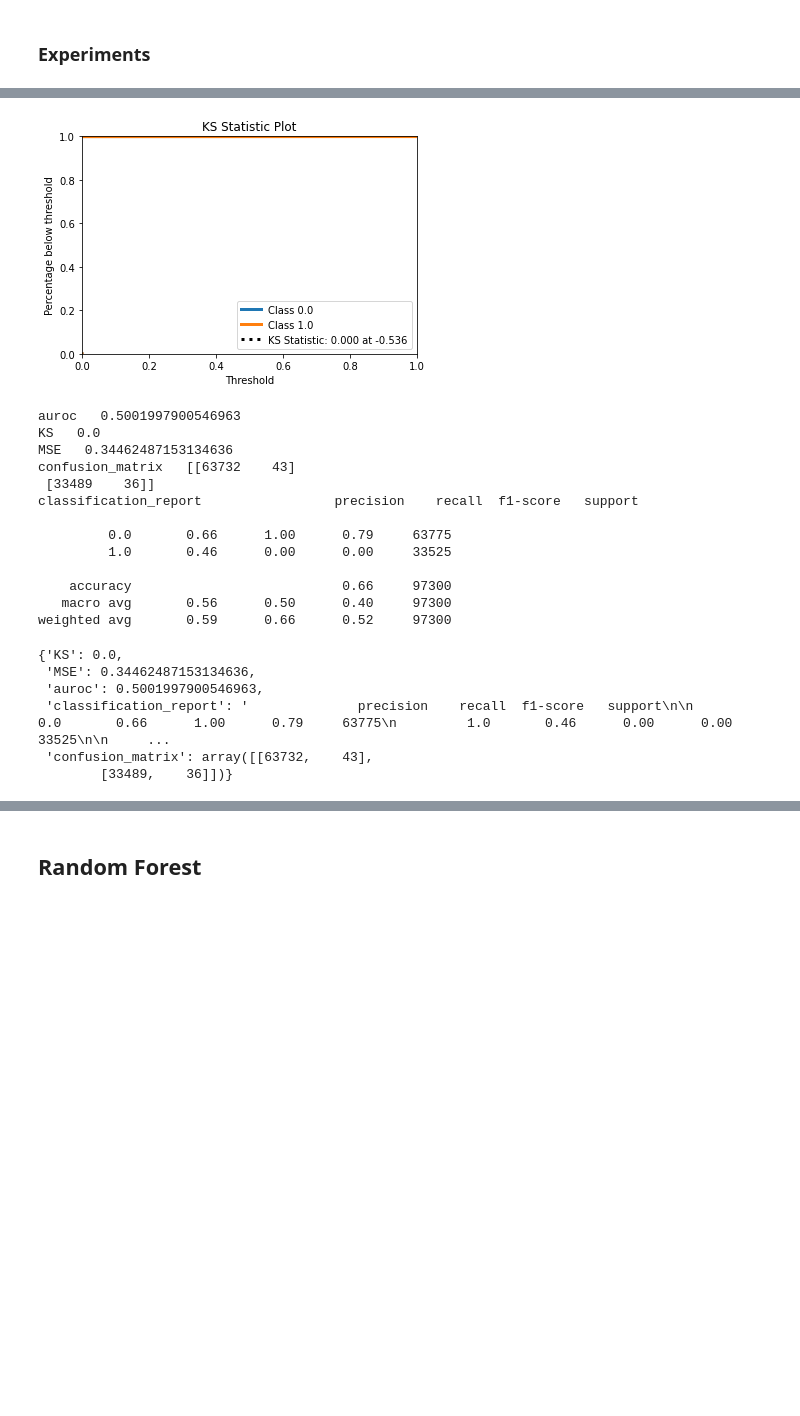
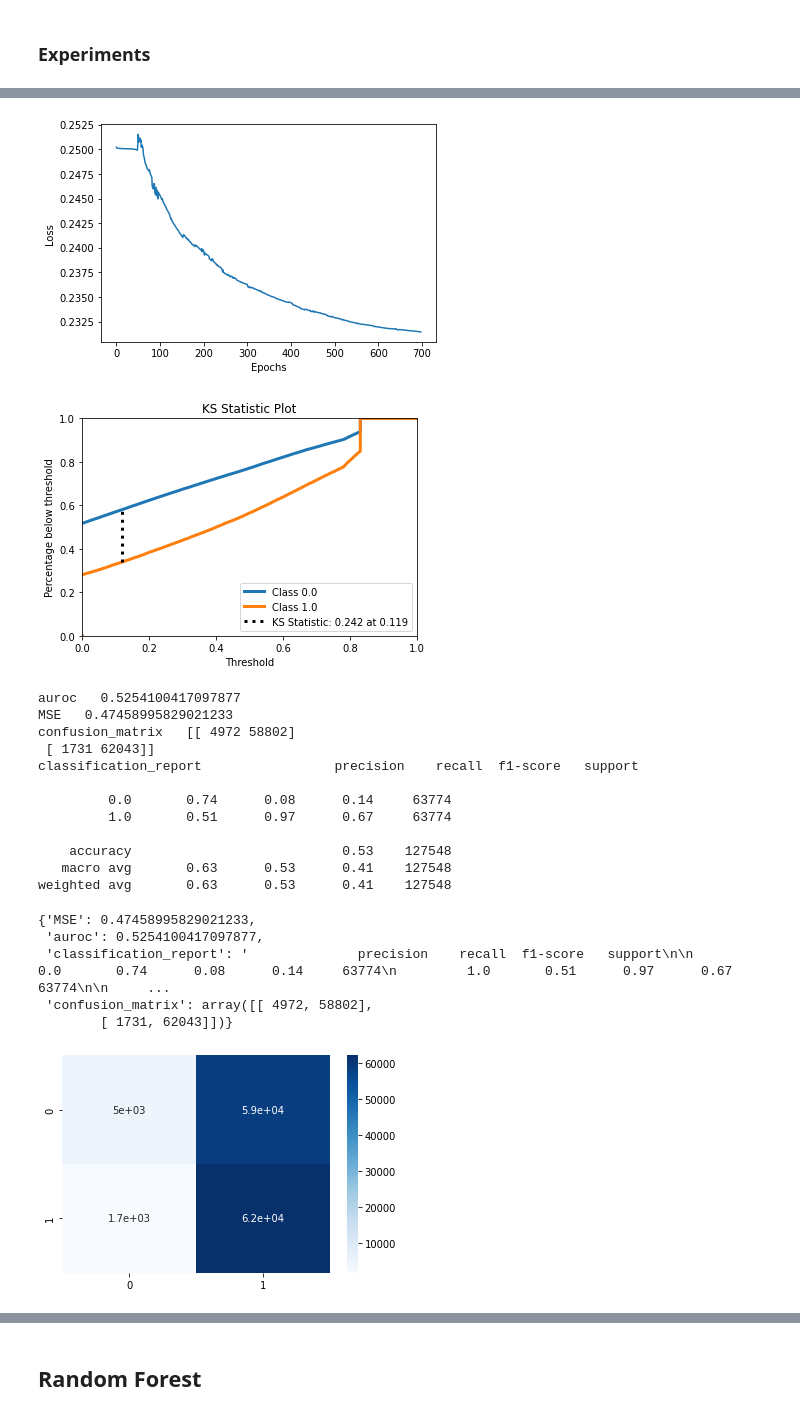
Before and after one commit to pietromasur/credit-risk-analysis, a Jupyter notebook: credit_risk_analysis.ipynb, the cells around one changed output, grey strips where cells are left out. Drawn from its saved outputs; the diff is of its cells as text; code cells hidden in the pictures; blank space fills up the shorter version.

```diff
--- a/credit_risk_analysis.ipynb
+++ b/credit_risk_analysis.ipynb
@@ -171,10 +172,11 @@ test_data = RiskAnalysisDataset(test_x.values, test_Y.values)
 ## Metrics used for evaluation
 # %%
 from sklearn.metrics import roc_curve, auc, mean_squared_error, confusion_matrix, classification_report
-from scipy.stats import ks_2samp
+from scipy.stats import ks_2samp, kstest
 import scikitplot as skplt
 import matplotlib
 import matplotlib.pyplot as plt
+import seaborn as sns
 
 def ks_stat(y, yhat):
     return ks_2samp(yhat[y==1], yhat[y!=1]).statistic
@@ -188,9 +190,10 @@ def get_metrics(y, yhat, y_proba=None):
     plt.show()
   false_positive_rate, true_positive_rate, thresholds = roc_curve(y, yhat)
   results['auroc'] = auc(false_positive_rate, true_positive_rate)
-  results['KS'] = ks_stat(y, y_proba)
+  # results['KS'] = ks_stat(y, y_proba)
   results['MSE'] = mean_squared_error(y,yhat)
-  results['confusion_matrix'] = confusion_matrix(y,yhat)
+  sns.heatmap(confusion_matrix(y, yhat), annot=True, cmap='Blues')
+  results['confusion_matrix'] = confusion_matrix(y, yhat)
   results['classification_report'] = classification_report(y,yhat)
   for key in results:
     print(key, ' ' , str(results[key]))
@@ -207,7 +210,7 @@ def get_metrics(y, yhat, y_proba=None):
 ### Class defining our Multi-layer Perceptron
 # %%
 class MLP(torch.nn.Module):
-  def __init__(self, input_size, num_neurons, num_hidden_layers, activation_func):
+  def __init__(self, input_size, num_neurons, num_hidden_layers, activation_func, cross_entropy=True):
       super(MLP, self).__init__()
       self.input_size = input_size
       self.num_neurons  = num_neurons
@@ -215,6 +218,7 @@ class MLP(torch.nn.Module):
       self.activation_func = activation_func
       self.sigmoid = torch.nn.Sigmoid()
       self.fc1 = torch.nn.Linear(self.input_size, self.num_neurons)
+      self.cross_entropy = cross_entropy
       #Use ModuleList instead of regular list, due to optimizer definition
       self.hidden_layers = torch.nn.ModuleList()
       #hidden_layers
@@ -229,7 +233,8 @@ class MLP(torch.nn.Module):
         x = self.activation_func(x)
       x = self.fc2(x)
       #Unnecessary due to cross entropy
-      #x = self.sigmoid(x)
+      if (not self.cross_entropy):
+        x = self.sigmoid(x)
       return x
 # %% [markdown]
 ### Training and testing functions
@@ -400,28 +455,30 @@ Validation loss:  0.6968598688779257
 # %%
-train_loader = DataLoader(train_data, 8)
-test_loader = DataLoader(test_data, 8)
-model = MLP(244, 165, 2, torch.nn.ReLU())
-model.load_state_dict(torch.load("gdrive/MyDrive/models_backup/model_last_optim_adagrad_criterion_cross_entropy_lr_0.1_num_hidden_2_num_neuron_165_activationReLU().pt"))
-loss, (all_targets, all_preds, all_preds_proba) = test(model, test_loader, 'cross_entropy')
+train_loader = DataLoader(train_data, 128)
+test_loader = DataLoader(test_data, 128)
+validation_loader = DataLoader(validation_data, 128)
+model = MLP(244, 5, 2, torch.nn.ReLU())
+model.load_state_dict(torch.load("gdrive/MyDrive/models_backup/model_last_optim_adagrad_criterion_MSE_lr_0.0005_num_hidden_2_num_neuron_5_activationReLU() (12).pt"))
+loss, (all_targets, all_preds, all_preds_proba) = test(model, validation_loader, 'cross_entropy')
+plotLossGraph("gdrive/MyDrive/models_backup/losses__optim_adagrad_criterion_MSE_lr_0.0005_num_hidden_2_num_neuron_5_activationReLU().pt.csv")
 get_metrics(all_targets, all_preds, all_preds_proba)
 # %% [output]
-[figure, old version]
+[figure, new version]
+[figure, added]
-auroc   0.5001997900546963
-KS   0.0
-MSE   0.34462487153134636
-confusion_matrix   [[63732    43]
- [33489    36]]
+auroc   0.5254100417097877
+MSE   0.47458995829021233
+confusion_matrix   [[ 4972 58802]
+ [ 1731 62043]]
 classification_report                 precision    recall  f1-score   support
 
-         0.0       0.66      1.00      0.79     63775
-         1.0       0.46      0.00      0.00     33525
+         0.0       0.74      0.08      0.14     63774
+         1.0       0.51      0.97      0.67     63774
 
-    accuracy                           0.66     97300
-   macro avg       0.56      0.50      0.40     97300
-weighted avg       0.59      0.66      0.52     97300
+    accuracy                           0.53    127548
+   macro avg       0.63      0.53      0.41    127548
+weighted avg       0.63      0.53      0.41    127548
-{'KS': 0.0,
- 'MSE': 0.34462487153134636,
- 'auroc': 0.5001997900546963,
- 'classification_report': '              precision    recall  f1-score   support\n\n         0.0       0.66      1.00      0.79     63775\n         1.0       0.46      0.00      0.00     33525\n\n     ...
- 'confusion_matrix': array([[63732,    43],
-        [33489,    36]])}
+{'MSE': 0.47458995829021233,
+ 'auroc': 0.5254100417097877,
+ 'classification_report': '              precision    recall  f1-score   support\n\n         0.0       0.74      0.08      0.14     63774\n         1.0       0.51      0.97      0.67     63774\n\n     ...
+ 'confusion_matrix': array([[ 4972, 58802],
+        [ 1731, 62043]])}
+[figure, added]
```
Also changed, not shown: parts of 13 cells of this notebook.
